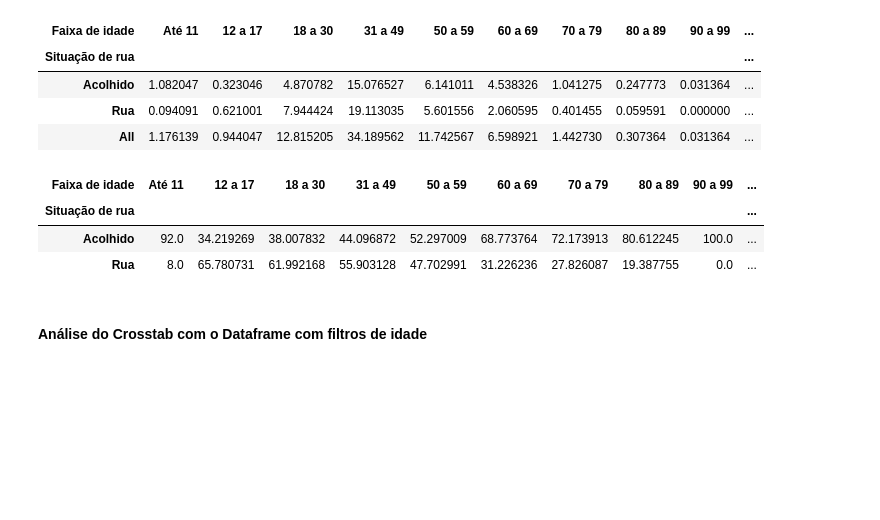
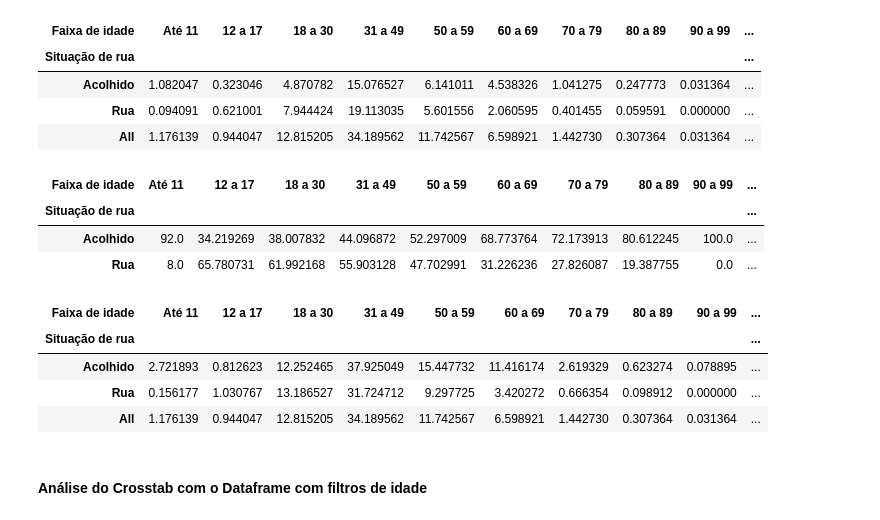
Before and after one commit to wellingtonrs07/Infer-ncia-Planos-de-Sa-de, a Jupyter notebook: Inferência_moradores_de_rua (Principal)/Planilha_Tratada_Projeto2.ipynb, the cells around one changed output. Saved outputs shown, nothing was run; the diff lists cells and outputs as text; code cells hidden in the pictures; blank space fills up the shorter version.

```diff
--- a/Inferência_moradores_de_rua (Principal)/Planilha_Tratada_Projeto2.ipynb
+++ b/Inferência_moradores_de_rua (Principal)/Planilha_Tratada_Projeto2.ipynb
@@ -253,6 +253,15 @@ pd.crosstab(df['Situação de rua'], df['Faixa de idade'], normalize='columns'
 | Situação de rua |  |  |  |  |  |  |  |  |  | ... |
 | Acolhido | 92.0 | 34.219269 | 38.007832 | 44.096872 | 52.297009 | 68.773764 | 72.173913 | 80.612245 | 100.0 | ... |
 | Rua | 8.0 | 65.780731 | 61.992168 | 55.903128 | 47.702991 | 31.226236 | 27.826087 | 19.387755 | 0.0 | ... |
+# %%
+#Porcentagens em Relação às linhas
+pd.crosstab(df['Situação de rua'], df['Faixa de idade'], normalize='index'  , margins=True )*100
+# %% [output]
+| Faixa de idade | Até 11 | 12 a 17 | 18 a 30 | 31 a 49 | 50 a 59 | 60 a 69 | 70 a 79 | 80 a 89 | 90 a 99 | ... |
+| Situação de rua |  |  |  |  |  |  |  |  |  | ... |
+| Acolhido | 2.721893 | 0.812623 | 12.252465 | 37.925049 | 15.447732 | 11.416174 | 2.619329 | 0.623274 | 0.078895 | ... |
+| Rua | 0.156177 | 1.030767 | 13.186527 | 31.724712 | 9.297725 | 3.420272 | 0.666354 | 0.098912 | 0.000000 | ... |
+| All | 1.176139 | 0.944047 | 12.815205 | 34.189562 | 11.742567 | 6.598921 | 1.442730 | 0.307364 | 0.031364 | ... |
 # %% [markdown]
 #### Análise do Crosstab com o Dataframe com filtros de idade
 # %%
```
Also changed, not shown: parts of 15 cells of this notebook.
